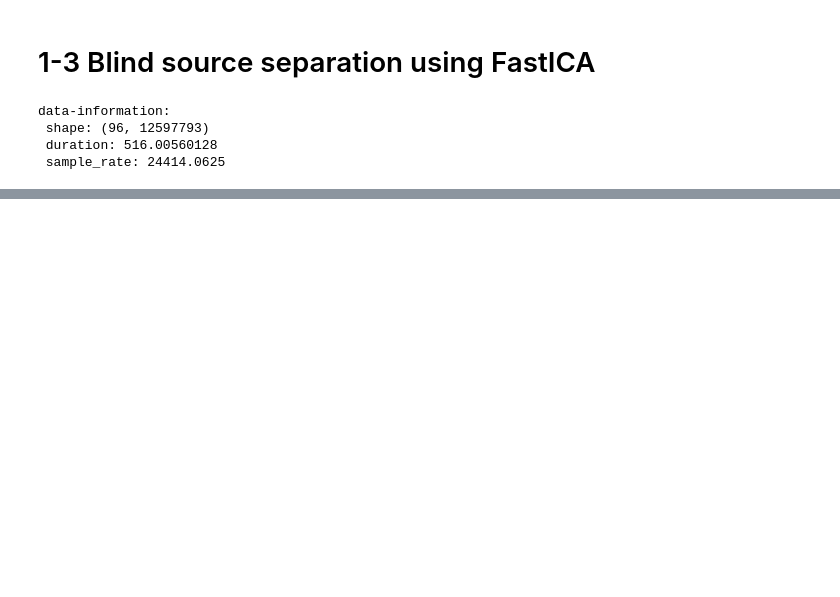
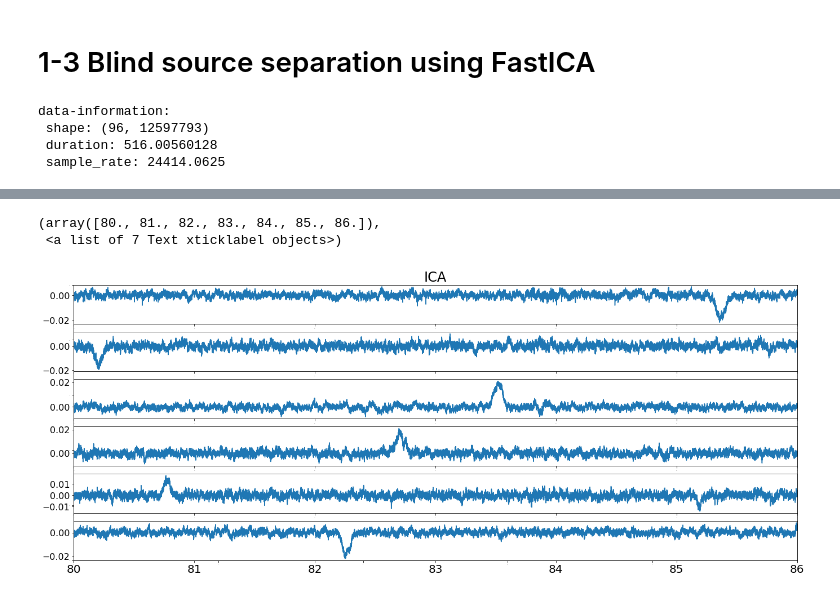
Before and after one commit to raiso777/Neural-Analytic-and-Visualization-Tool, a Jupyter notebook: 1-3_plot_ica_blind_source_separation.ipynb, the cells around one changed output, grey strips where cells are left out. Saved outputs shown, nothing was run; the diff lists cells and outputs as text; code cells hidden in the pictures; blank space fills up the shorter version.

```diff
--- a/1-3_plot_ica_blind_source_separation.ipynb
+++ b/1-3_plot_ica_blind_source_separation.ipynb
@@ -65,0 +53,31 @@ for ii, (model, name) in enumerate(zip(models, names), 1):
+# %%
+del_L = [6, 13, 16, 22, 90, 81, 88, 72, 60, 58, 51, 40, 36, 30, 80]
+lenn = S_.shape[0]
+for i in del_L:
+    S_.T[i] = np.zeros(lenn)
+# %%
+models = S_.T
+names = ['ICA recovered signals']
+
+channel = 6
+fig.show()
+fig = plt.figure(figsize = (23,channel*1.5))
+
+plt.xticks(fontsize = 0)
+plt.yticks(fontsize = 0)
+ax = []
+plt.title('ICA', fontsize = 24)
+for [i, sig] in zip(range(channel), models[63:-1]):
+    ax.append(fig.add_subplot(channel, 1, i+1))
+    plt.xticks(fontsize=0)
+    plt.yticks(fontsize=16)
+    ax[i].plot(t[s:e-1],sig)
+    ax[i].set_xlim(80,86)
+    #ax[i].set_ylabel('IC'+str(i+1), fontsize = 20)
+
+
+plt.xticks(fontsize=20)
+# %% [output]
+(array([80., 81., 82., 83., 84., 85., 86.]),
+ <a list of 7 Text xticklabel objects>)
+[figure, added]
```
Also changed, not shown: parts of 9 cells of this notebook.
